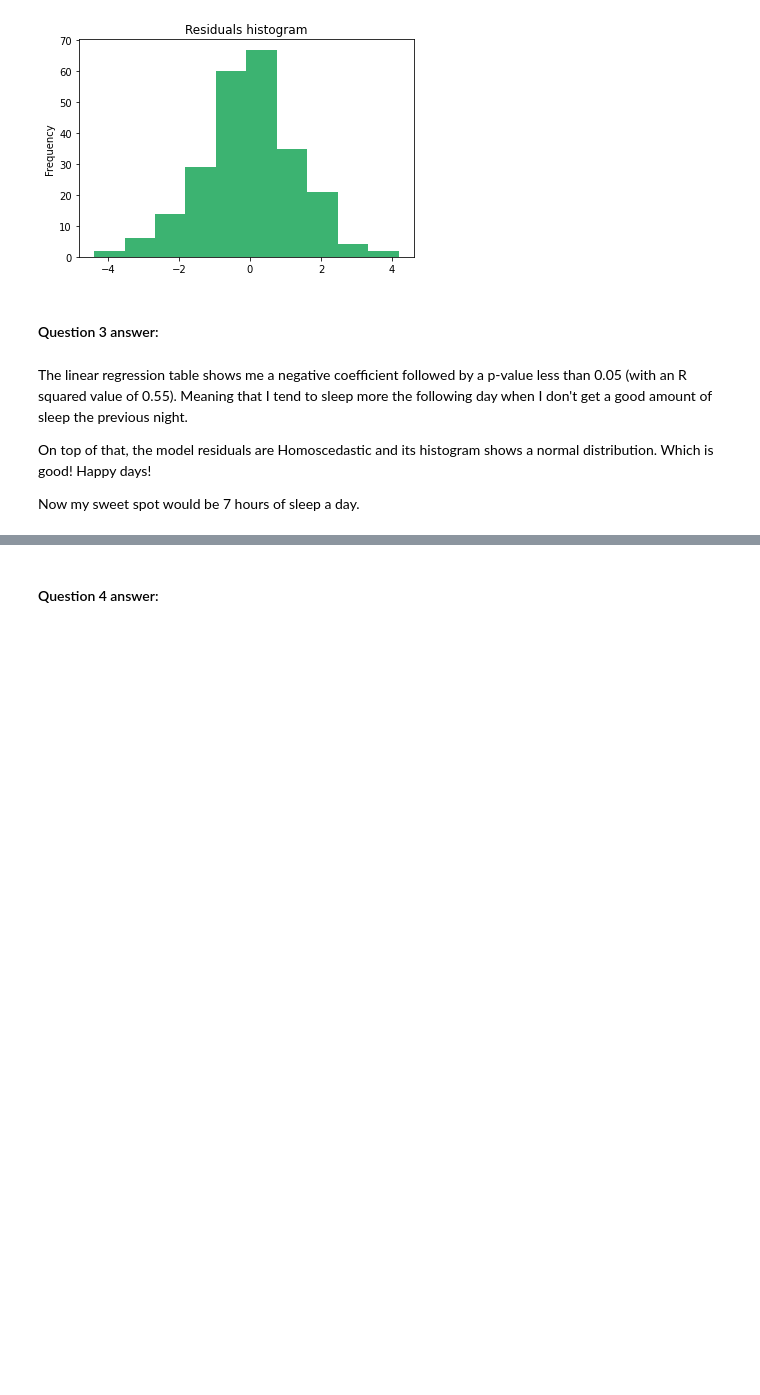
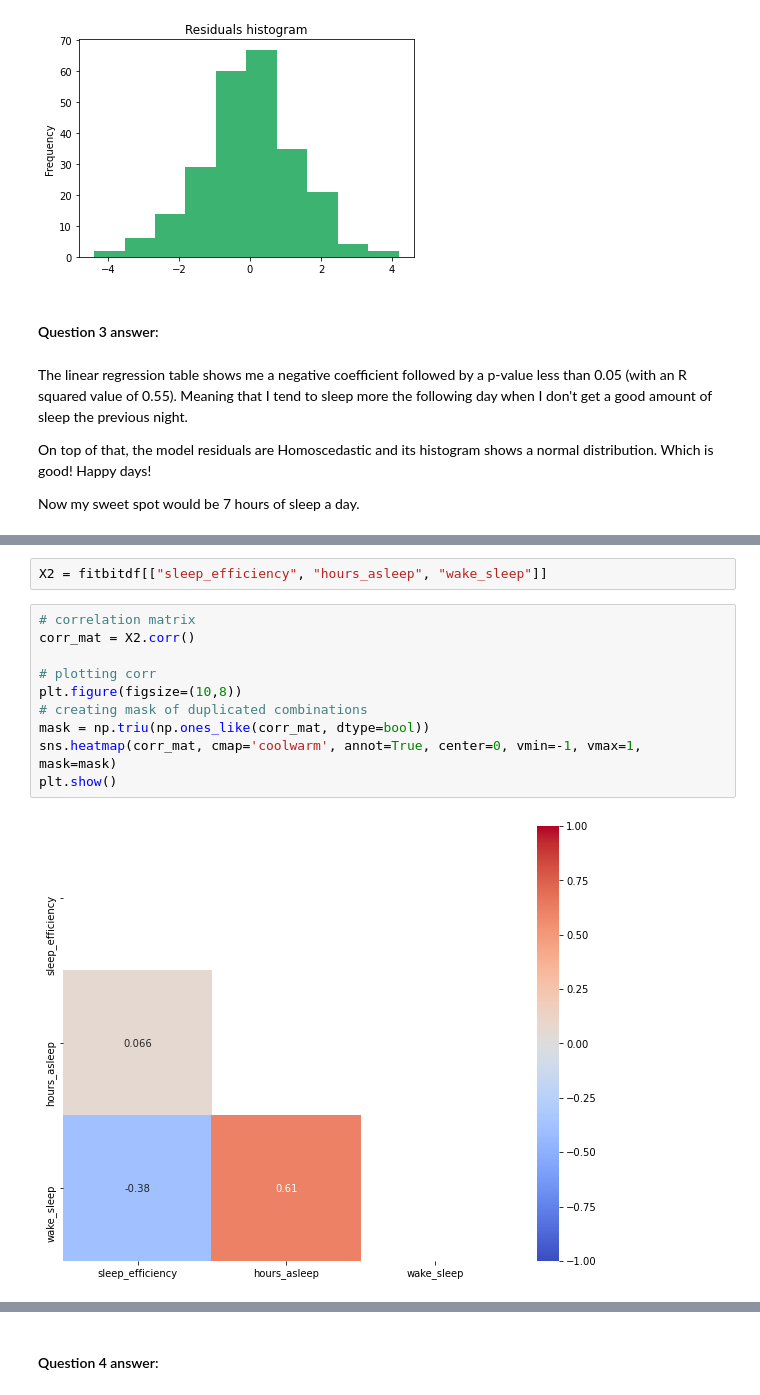
Before and after one commit to gsagararatne/DataSciencePortfolio, a Jupyter notebook: FitbitSleepAnalysis/FitbitSleepAnalysis.ipynb, the cells around one changed output, grey strips where cells are left out. Cells and saved outputs as stored; diff of their text form; blank space fills up the shorter version.

```diff
--- a/FitbitSleepAnalysis/FitbitSleepAnalysis.ipynb
+++ b/FitbitSleepAnalysis/FitbitSleepAnalysis.ipynb
@@ -1238,0 +1242,14 @@ Notes:
+# %%
+X2 = fitbitdf[["sleep_efficiency", "hours_asleep", "wake_sleep"]]
+# %%
+# correlation matrix
+corr_mat = X2.corr()
+
+# plotting corr
+plt.figure(figsize=(10,8))
+# creating mask of duplicated combinations
+mask = np.triu(np.ones_like(corr_mat, dtype=bool))
+sns.heatmap(corr_mat, cmap='coolwarm', annot=True, center=0, vmin=-1, vmax=1, mask=mask)
+plt.show()
+# %% [output]
+[figure, added]
```
Also changed, not shown: parts of 18 cells of this notebook.
